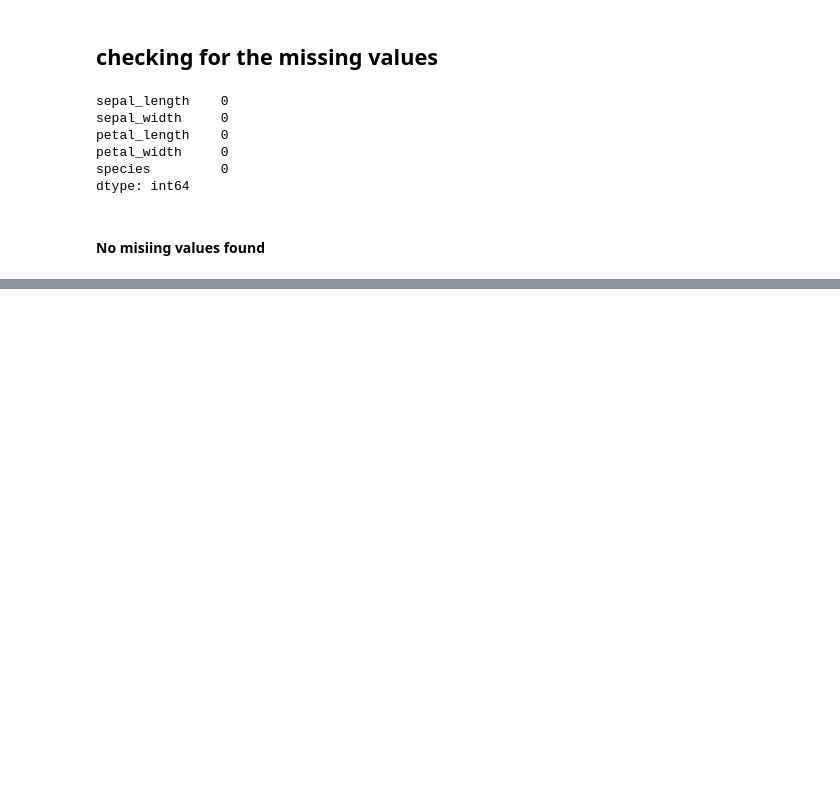
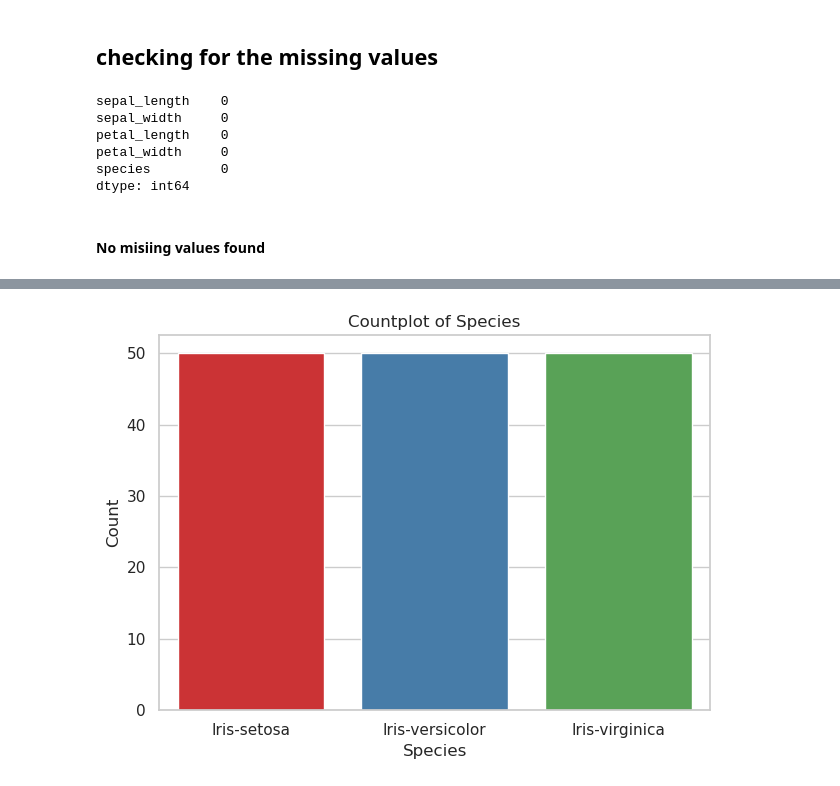
Before and after one commit to LalitSingh07/CODSOFT, a Jupyter notebook: 02/IRIS.ipynb, the cells around one changed output, grey strips where cells are left out. Cells and saved outputs as stored; diff of their text form; code cells hidden in the pictures; blank space fills up the shorter version.

```diff
--- a/02/IRIS.ipynb
+++ b/02/IRIS.ipynb
@@ -183,0 +106,12 @@ sns.histplot(df['petal_length'], kde=True)
+# %%
+sns.countplot(data=df, x="species", palette="Set1")
+
+plt.title("Countplot of Species")
+plt.xlabel("Species")
+plt.ylabel("Count")
+
+plt.tight_layout()
+
+plt.show()
+# %% [output]
+[figure, added]
```
Also changed, not shown: parts of 34 cells of this notebook.
